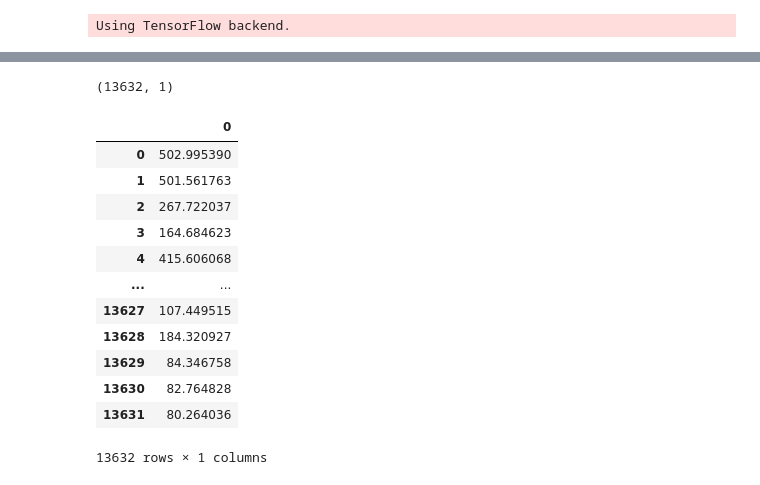
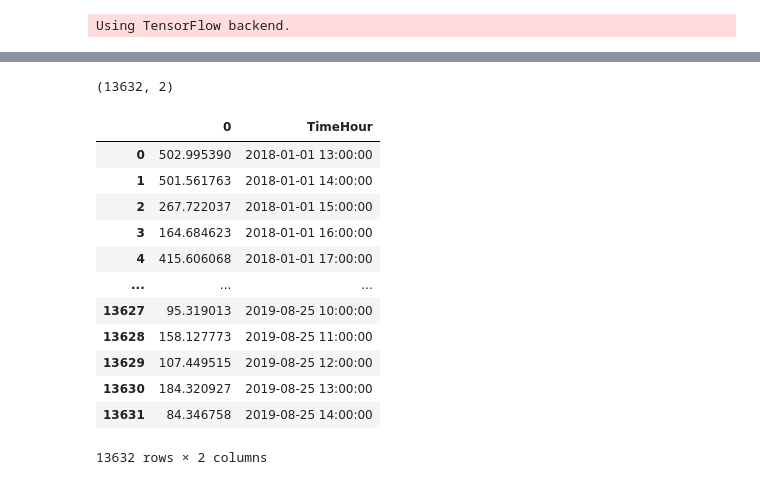
Before and after one commit to ryanroest/FlowPredictionModel, a Jupyter notebook: PreprocessingDataMissingData.ipynb, the cells around one changed output, grey strips where cells are left out. Cells and saved outputs as stored; diff of their text form; code cells hidden in the pictures.

```diff
--- a/PreprocessingDataMissingData.ipynb
+++ b/PreprocessingDataMissingData.ipynb
@@ -14,6 +14,11 @@ Using TensorFlow backend.
 # %%
 # load files from pre-processing
 
-X = np.load('X_cleaned.npy') #rainpredictions, hour of day, month of year, holiday, ones
-y = np.load('Y_cleaned.npy')
-#TimeHour = pd.read_csv('TimeHour.csv')
+#X = np.load('X.npy') #rainpredictions, hour of day, month of year, holiday, ones
+#y = np.load('y.npy')
+
+X_dry = np.load('X_dry.npy',allow_pickle=True)
+y_dry = np.load('Y_dry.npy',allow_pickle=True)
+X_rain = np.load('X_rain.npy',allow_pickle=True)
+y_rain = np.load('Y_rain.npy',allow_pickle=True)
+TimeHour = pd.read_csv('Timehour_wet.csv')
@@ -207,9 +175,0 @@ See the caveats in the documentation: https://pandas.pydata.org/pandas-docs/stab
-# %%
-# noinspection JupyterKernel
-for x in range(546, 553):
-    before = small_df_test.loc[x - 1, 'TimeHour2']
-    small_df_test.loc[x, 'Before'] = before
-    now = small_df_test.loc[x, 'TimeHour2']
-    diff = now - before
-    small_df_test.loc[x, 'Diff'] = diff
-small_df_test
@@ -288,7 +210,7 @@ def Y_fill_with_average(df, previous, following):
     df = df.drop(columns=["index"])
     return df
 # %%
-df_test = pd.DataFrame(data=y)
+df_test = pd.DataFrame(data=X)
 df_test['TimeHour'] = TimeHour.loc[:, 'TimeHour']
 df_test['TimeHour2'] = 'NA'
 df_test['TimeHour2'] = pd.to_datetime(df_test['TimeHour'], format='%Y-%m-%d %H:%M:%S')
@@ -340,7 +262,8 @@ df_test[df_test['diff_hours']>1]
 # %%
 x = 0
 while x < 13000:
-    if df_test.loc[x, 'diff_hours'] != 1.0 and df_test.loc[x, "diff_hours"] != 24.0 and df_test.loc[x, 'diff_hours'] != 96.0 and df_test.loc[x, 'diff_hours'] != 48.0 and df_test.loc[x, 'diff_hours'] != 480.0:
+    #if df_test.loc[x, 'diff_hours'] != 1.0 and df_test.loc[x, "diff_hours"] != 24.0 and df_test.loc[x, 'diff_hours'] != 96.0 and df_test.loc[x, 'diff_hours'] != 48.0 and df_test.loc[x, 'diff_hours'] != 480.0:
+    if df_test.loc[x,'diff_hours'] %24!=0.0 and df_test.loc[x,'diff_hours'] != 1.0:
         print(x)
         df_test.loc[x, 'diff_hours'] = df_test.loc[x, 'diff_hours'] - 1
         df_test = Y_fill_with_average(df_test, x-1, x)
@@ -377,25 +300,24 @@ Missing values approximated
 # %%
 
-#df_test = df_test.drop(['Diff', 'TimeHour', 'TimeHour2', 'diff_hours', 'Before'],axis=1)
-#df_test = df_test.drop([13632,13633,13634,13635,13636,13637,13638,13639,13640])
-df_test = df_test.drop([13632,13633,13634,13635,13636,13637,13638])
+df_test = df_test.drop(['Diff', 'TimeHour2', 'diff_hours', 'Before'],axis=1)
+df_test = df_test.drop([13632,13633,13634,13635,13636,13637,13638,13639,13640])
 
 print(df_test.shape)
 df_test
 # %% [output]
-(13632, 1)
+(13632, 2)
-|  | 0 |
-| 0 | 502.995390 |
-| 1 | 501.561763 |
-| 2 | 267.722037 |
-| 3 | 164.684623 |
-| 4 | 415.606068 |
-| ... | ... |
-| 13627 | 107.449515 |
-| 13628 | 184.320927 |
-| 13629 | 84.346758 |
-| 13630 | 82.764828 |
-| 13631 | 80.264036 |
+|  | 0 | TimeHour |
+| 0 | 502.995390 | 2018-01-01 13:00:00 |
+| 1 | 501.561763 | 2018-01-01 14:00:00 |
+| 2 | 267.722037 | 2018-01-01 15:00:00 |
+| 3 | 164.684623 | 2018-01-01 16:00:00 |
+| 4 | 415.606068 | 2018-01-01 17:00:00 |
+| ... | ... | ... |
+| 13627 | 95.319013 | 2019-08-25 10:00:00 |
+| 13628 | 158.127773 | 2019-08-25 11:00:00 |
+| 13629 | 107.449515 | 2019-08-25 12:00:00 |
+| 13630 | 184.320927 | 2019-08-25 13:00:00 |
+| 13631 | 84.346758 | 2019-08-25 14:00:00 |
-13632 rows × 1 columns
+13632 rows × 2 columns
 # %%
 np.save('Y_cleaned.npy', df_test)
```
Also changed, not shown: parts of 17 cells of this notebook, 12 other files.
